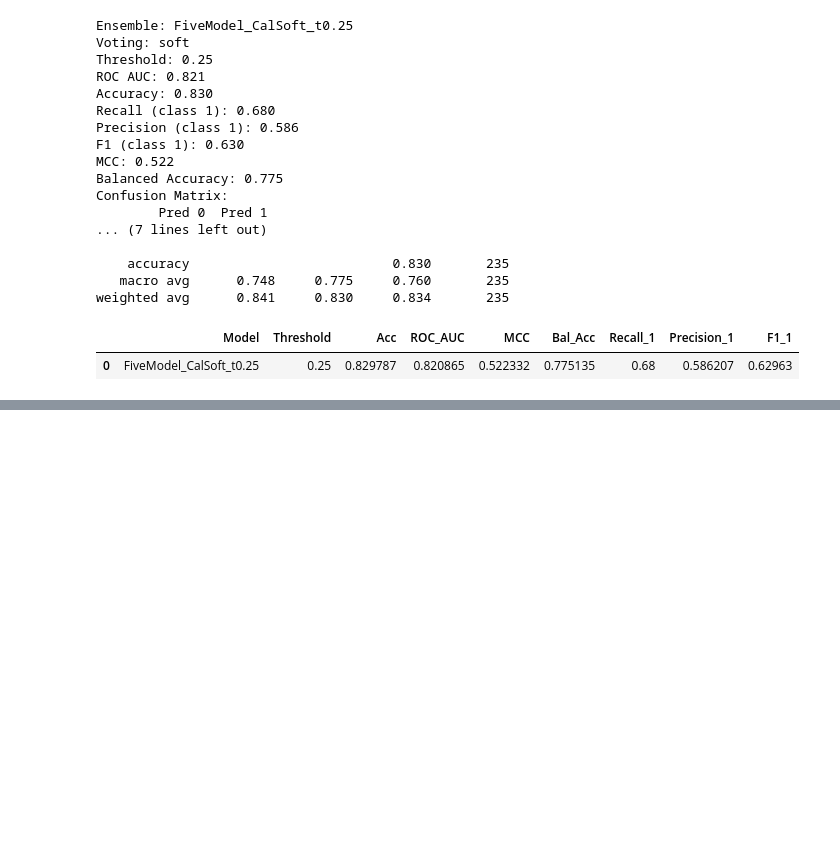
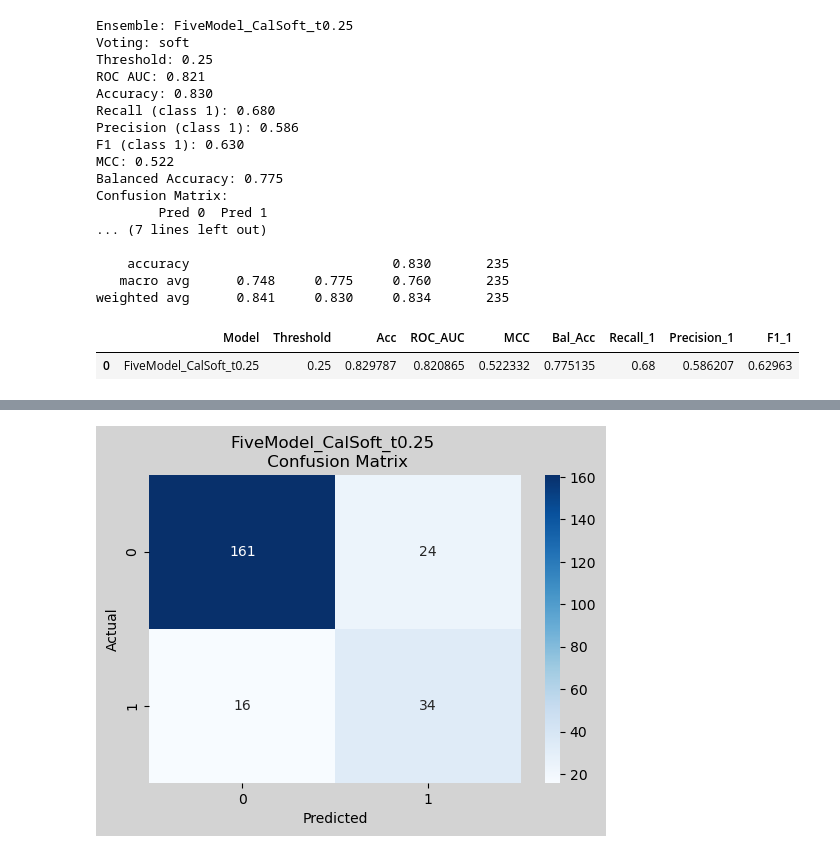
Before and after one commit to MAP9900/Convoy-Predictor-Project, a Jupyter notebook: notebooks/models/Results.ipynb, the cells around one changed output, grey strips where cells are left out. Cells and saved outputs as stored; diff of their text form; code cells hidden in the pictures; blank space fills up the shorter version.

```diff
--- a/notebooks/models/Results.ipynb
+++ b/notebooks/models/Results.ipynb
@@ -150,0 +183,7 @@ plot_roc_curve(fpr, tpr, ROC_AUC, model_name=model_name)
+# %%
+#Confusion Matrix
+y_pred = (y_proba >= 0.25).astype(int)
+cm = confusion_matrix(y_test, y_pred)
+plot_confusion_matrix(cm, model_name=model_name, class_labels=[0, 1])
+# %% [output]
+[figure, added]
```
Also changed, not shown: parts of 60 cells of this notebook, 30 other files.
